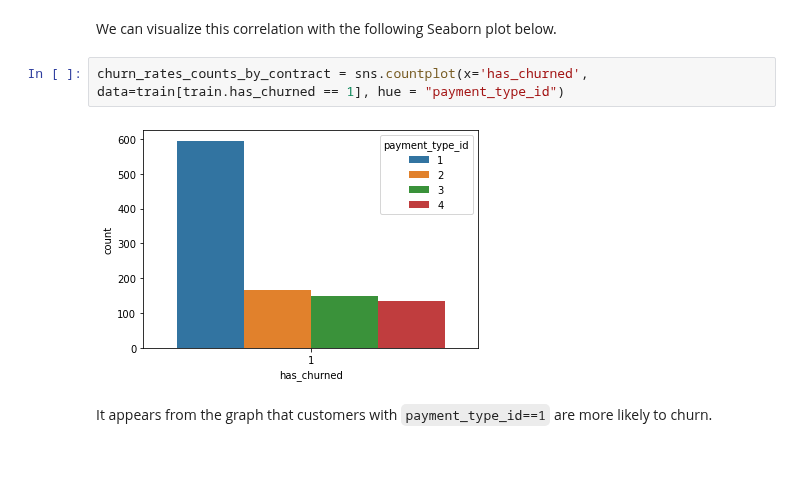
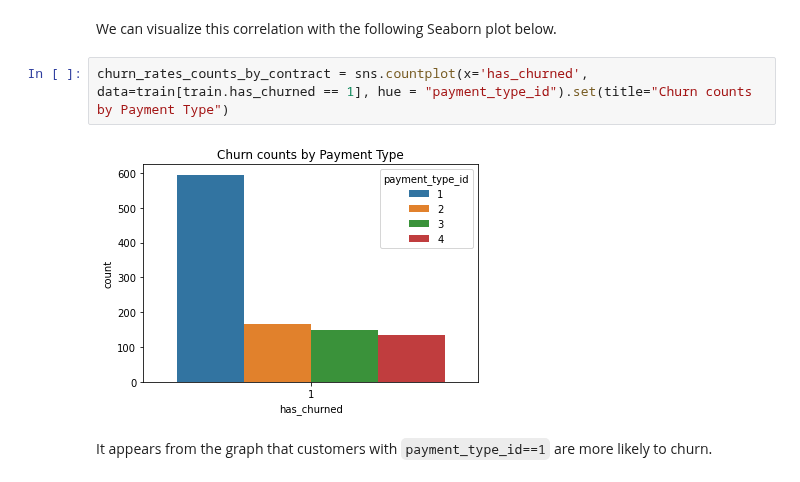
Before and after one commit to malachi-hale/Telco-project, a Jupyter notebook: Final project.ipynb, the cells around one changed output. Drawn from its saved outputs; the diff is of its cells as text.

```diff
--- a/Final project.ipynb
+++ b/Final project.ipynb
@@ -433,9 +524,9 @@ Because our p-value is less than our alpha value ($7.65 \times 10^{-60} < 0.05 $
 # %% [markdown]
 We can visualize this correlation with the following Seaborn plot below.
 # %%
-churn_rates_counts_by_contract = sns.countplot(x='has_churned', data=train[train.has_churned == 1], hue = "payment_type_id")
+churn_rates_counts_by_contract = sns.countplot(x='has_churned', data=train[train.has_churned == 1], hue = "payment_type_id").set(title="Churn counts by Payment Type")
 # %% [output]
-[figure, old version]
+[figure, new version]
 # %% [markdown]
 It appears from the graph that customers with `payment_type_id==1` are more likely to churn.
 # %% [markdown]
```
Also changed, not shown: parts of 31 cells of this notebook, 1 other file.
